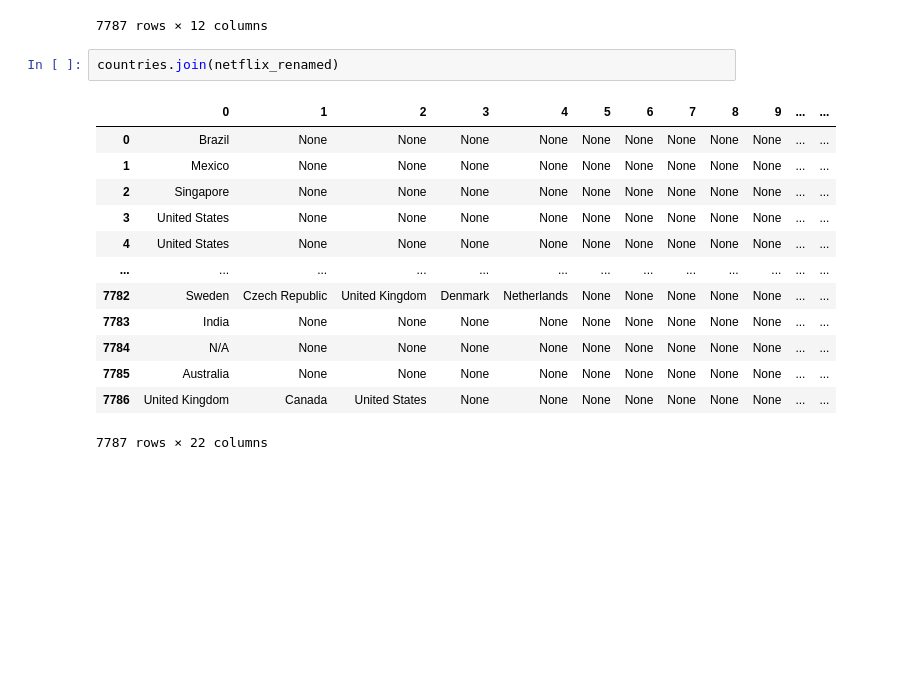
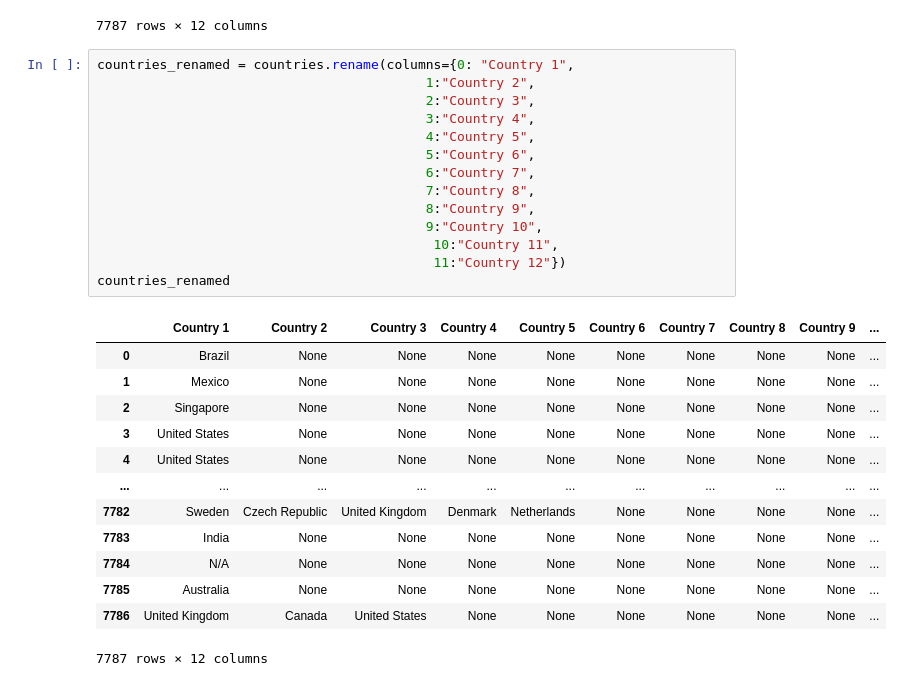
Before and after one commit to terrilvallikalam/Project1-TheFloorIsJava, a Jupyter notebook: netflix.ipynb, the cells around one changed output. Saved outputs shown, nothing was run; the diff lists cells and outputs as text; blank space fills up the shorter version.

Commit message:
FINAL CLEAN NETFLIX

```diff
--- a/netflix.ipynb
+++ b/netflix.ipynb
@@ -123,19 +123,31 @@ countries
 | 7785 | Australia | None | None | None | None | None | None | None | None | None | None | ... |
 | 7786 | United Kingdom | Canada | United States | None | None | None | None | None | None | None | None | ... |
 7787 rows × 12 columns
-# %%
-countries.join(netflix_renamed)
-# %% [output]
-|  | 0 | 1 | 2 | 3 | 4 | 5 | 6 | 7 | 8 | 9 | ... | ... |
-| 0 | Brazil | None | None | None | None | None | None | None | None | None | ... | ... |
-| 1 | Mexico | None | None | None | None | None | None | None | None | None | ... | ... |
-| 2 | Singapore | None | None | None | None | None | None | None | None | None | ... | ... |
-| 3 | United States | None | None | None | None | None | None | None | None | None | ... | ... |
-| 4 | United States | None | None | None | None | None | None | None | None | None | ... | ... |
-| ... | ... | ... | ... | ... | ... | ... | ... | ... | ... | ... | ... | ... |
-| 7782 | Sweden | Czech Republic | United Kingdom | Denmark | Netherlands | None | None | None | None | None | ... | ... |
-| 7783 | India | None | None | None | None | None | None | None | None | None | ... | ... |
-| 7784 | N/A | None | None | None | None | None | None | None | None | None | ... | ... |
-| 7785 | Australia | None | None | None | None | None | None | None | None | None | ... | ... |
-| 7786 | United Kingdom | Canada | United States | None | None | None | None | None | None | None | ... | ... |
-7787 rows × 22 columns
+# %%
+countries_renamed = countries.rename(columns={0: "Country 1",
+                                          1:"Country 2",
+                                          2:"Country 3",
+                                          3:"Country 4",
+                                          4:"Country 5",
+                                          5:"Country 6",
+                                          6:"Country 7",
+                                          7:"Country 8",
+                                          8:"Country 9",
+                                          9:"Country 10",
+                                           10:"Country 11",
+                                           11:"Country 12"})
+countries_renamed
+# %% [output]
+|  | Country 1 | Country 2 | Country 3 | Country 4 | Country 5 | Country 6 | Country 7 | Country 8 | Country 9 | ... |
+| 0 | Brazil | None | None | None | None | None | None | None | None | ... |
+| 1 | Mexico | None | None | None | None | None | None | None | None | ... |
+| 2 | Singapore | None | None | None | None | None | None | None | None | ... |
+| 3 | United States | None | None | None | None | None | None | None | None | ... |
+| 4 | United States | None | None | None | None | None | None | None | None | ... |
+| ... | ... | ... | ... | ... | ... | ... | ... | ... | ... | ... |
+| 7782 | Sweden | Czech Republic | United Kingdom | Denmark | Netherlands | None | None | None | None | ... |
+| 7783 | India | None | None | None | None | None | None | None | None | ... |
+| 7784 | N/A | None | None | None | None | None | None | None | None | ... |
+| 7785 | Australia | None | None | None | None | None | None | None | None | ... |
+| 7786 | United Kingdom | Canada | United States | None | None | None | None | None | None | ... |
+7787 rows × 12 columns
```
Also changed, not shown: parts of 3 cells of this notebook, 1 other file.
